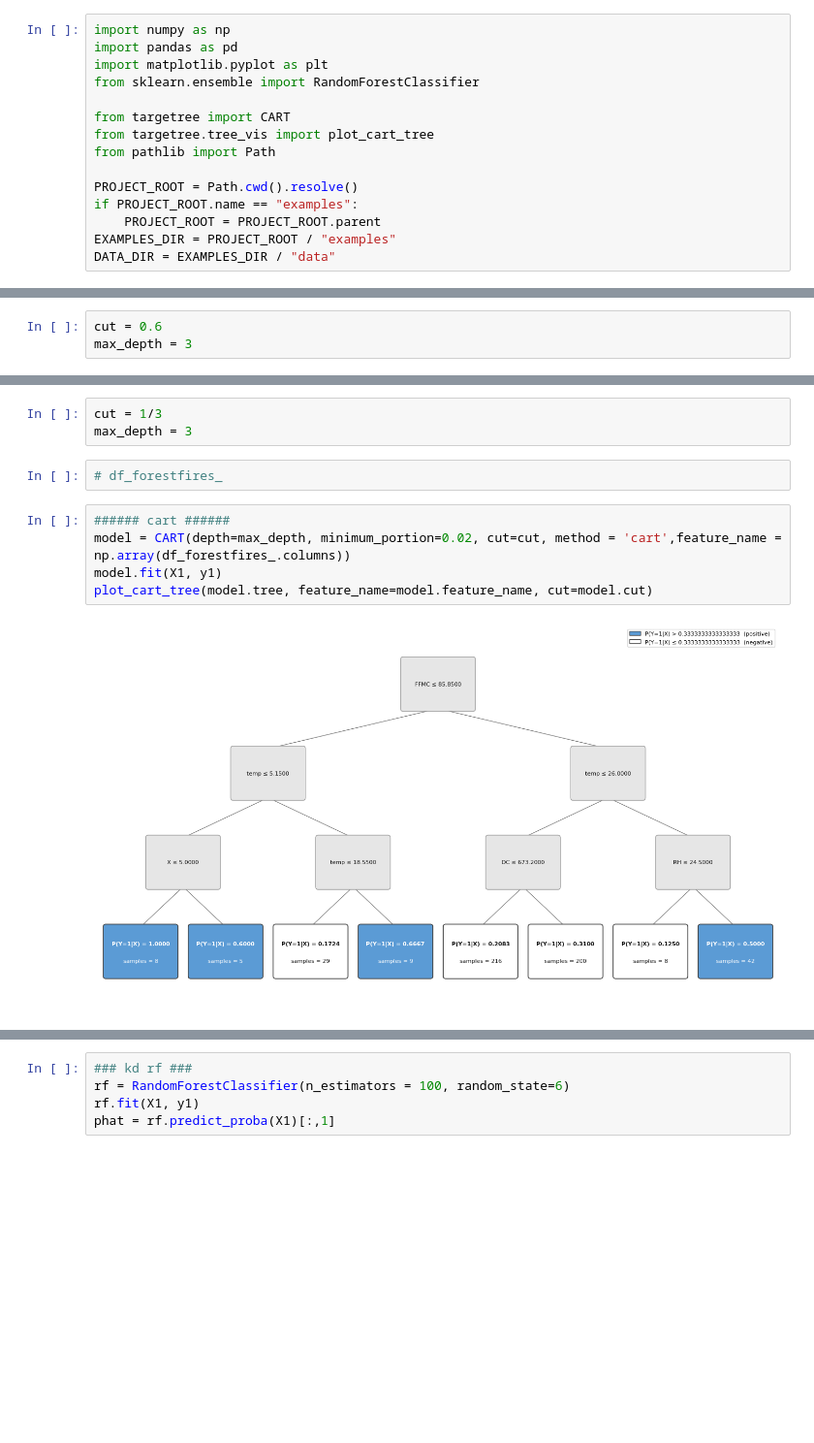
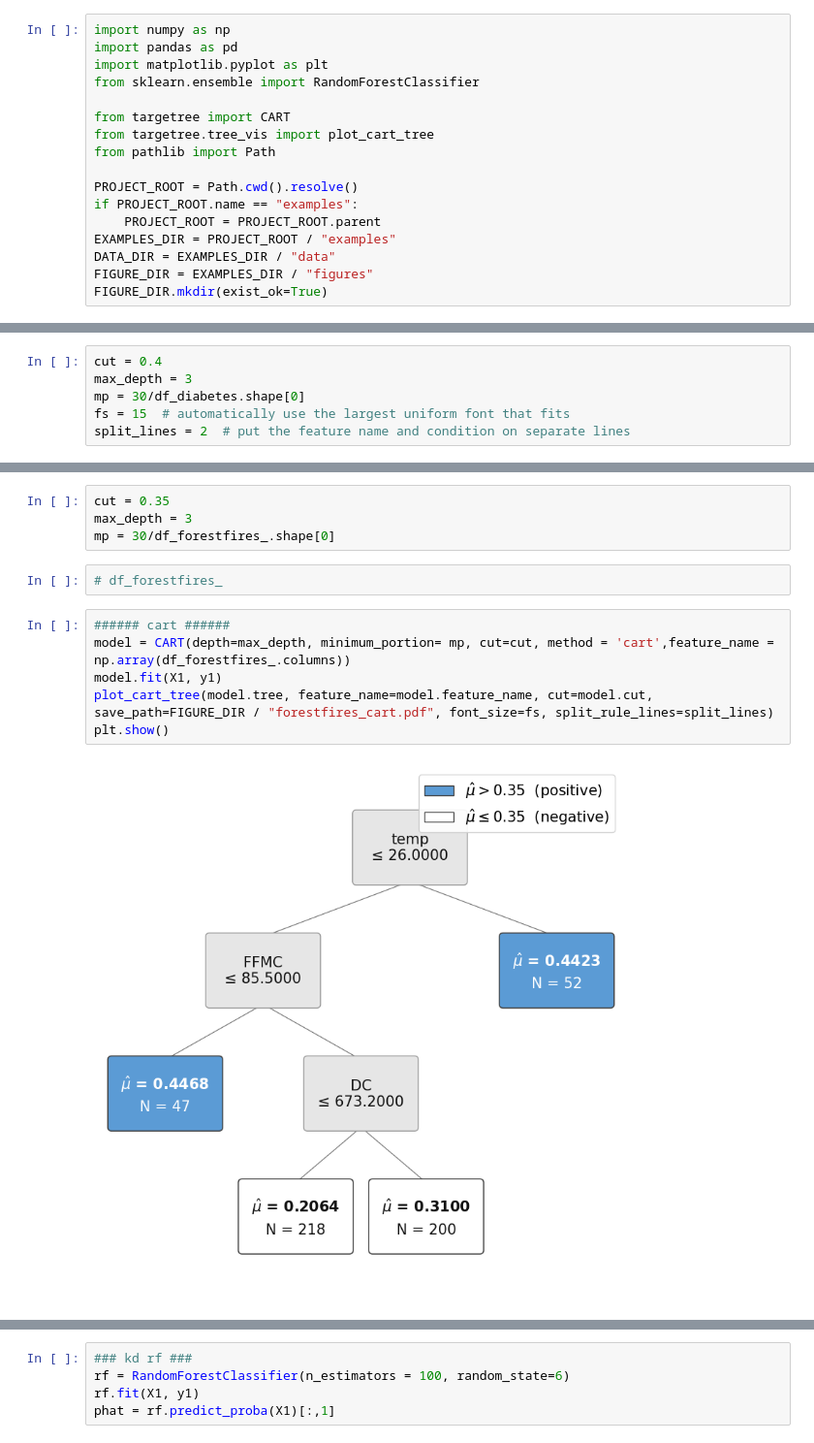
Before and after one commit to Bill-Wang-Metrics/targetree-python, a Jupyter notebook: examples/empirical_new.ipynb, the cells around one changed output, grey strips where cells are left out. Shown at 97% size. Saved outputs shown, nothing was run; the diff lists cells and outputs as text; blank space fills up the shorter version.

Commit message:
Enforce leaf sizes and improve tree visualizations

```diff
--- a/examples/empirical_new.ipynb
+++ b/examples/empirical_new.ipynb
@@ -13,6 +13,8 @@ if PROJECT_ROOT.name == "examples":
     PROJECT_ROOT = PROJECT_ROOT.parent
 EXAMPLES_DIR = PROJECT_ROOT / "examples"
 DATA_DIR = EXAMPLES_DIR / "data"
+FIGURE_DIR = EXAMPLES_DIR / "figures"
+FIGURE_DIR.mkdir(exist_ok=True)
 # %% [markdown]
 ### 1. diabetes
 # %%
@@ -39,5 +25,8 @@ df_diabetes
 # %%
-cut = 0.6
+cut = 0.4
 max_depth = 3
+mp = 30/df_diabetes.shape[0]
+fs = 15  # automatically use the largest uniform font that fits
+split_lines = 2  # put the feature name and condition on separate lines
 # %%
 ###### cart ######
@@ -174,16 +112,18 @@ X1 = np.array(df_forestfires.drop(['month', 'day','area','month_num'],axis=1))
 # %%
 df_forestfires_ = df_forestfires.drop(['month', 'day','area','month_num'],axis=1)
 # %%
-cut = 1/3
+cut = 0.35
 max_depth = 3
+mp = 30/df_forestfires_.shape[0]
 # %%
 # df_forestfires_
 # %%
 ###### cart ######
-model = CART(depth=max_depth, minimum_portion=0.02, cut=cut, method = 'cart',feature_name = np.array(df_forestfires_.columns))
+model = CART(depth=max_depth, minimum_portion= mp, cut=cut, method = 'cart',feature_name = np.array(df_forestfires_.columns))
 model.fit(X1, y1)
-plot_cart_tree(model.tree, feature_name=model.feature_name, cut=model.cut)
+plot_cart_tree(model.tree, feature_name=model.feature_name, cut=model.cut, save_path=FIGURE_DIR / "forestfires_cart.pdf", font_size=fs, split_rule_lines=split_lines)
+plt.show()
 # %% [output]
-[figure, old version]
+[figure, new version]
 # %%
 # mdfs
```
Also changed, not shown: parts of 13 cells of this notebook, 2 other files.
